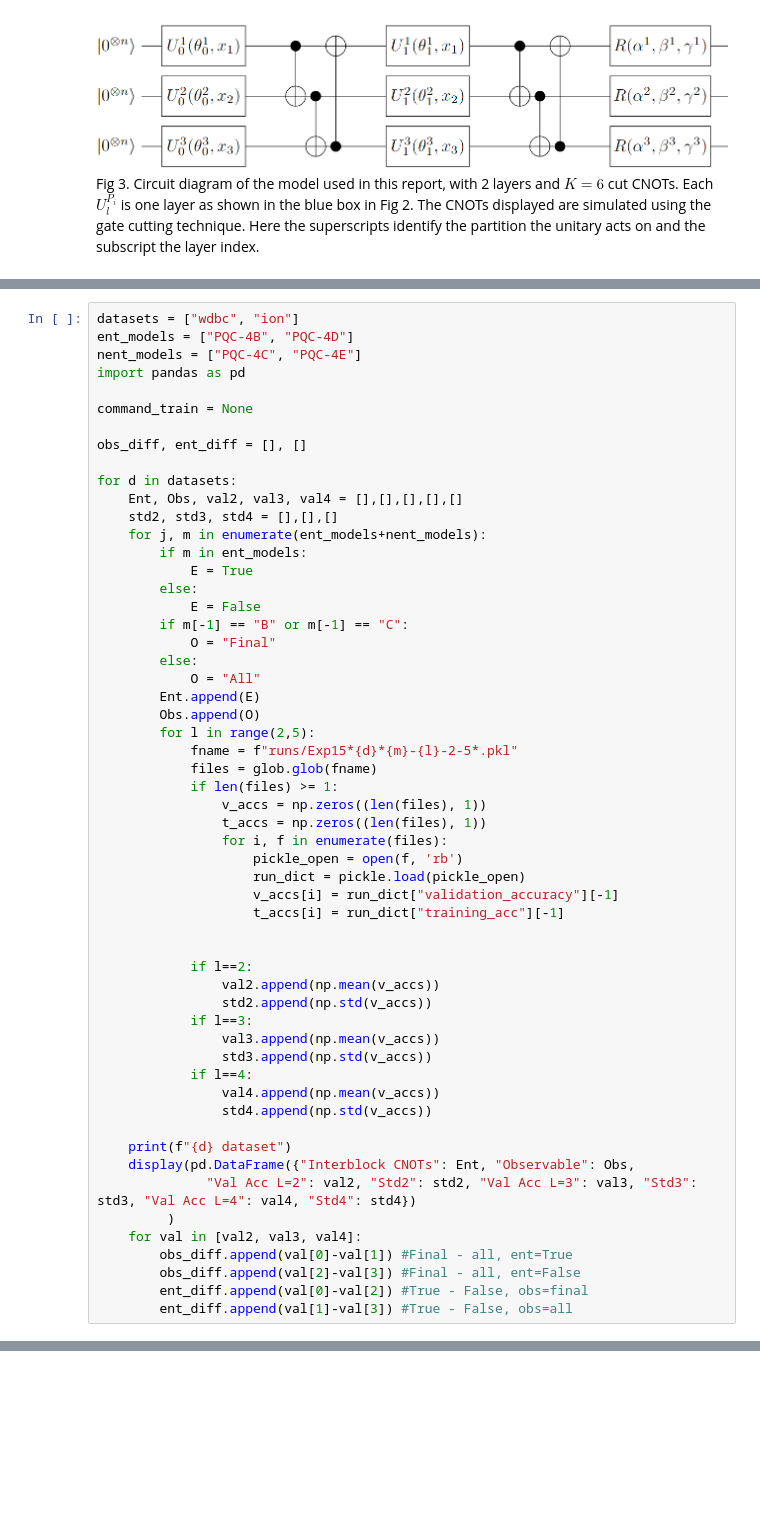
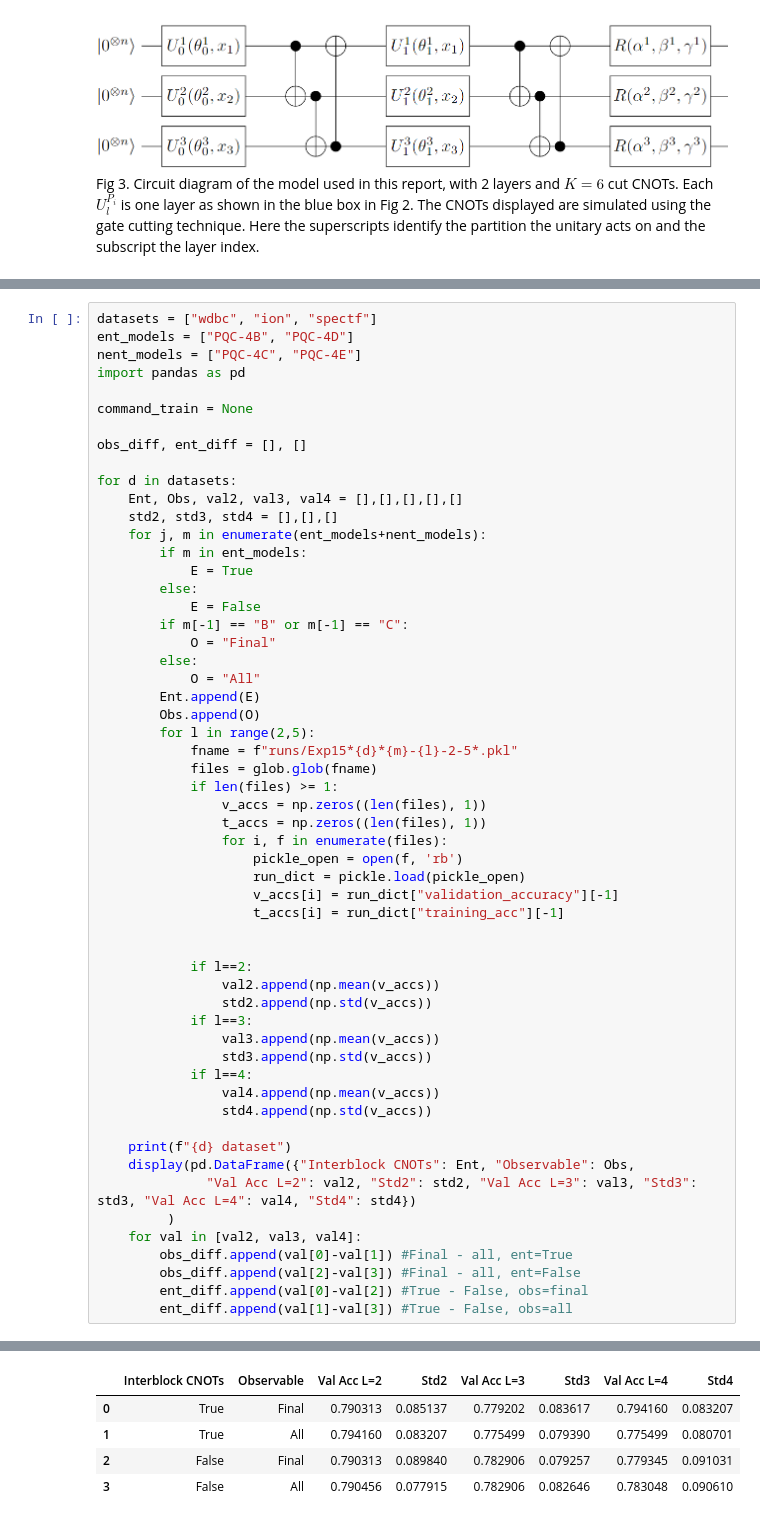
Before and after one commit to MariusvanLaar/MSc-thesis, a Jupyter notebook: Justifications.ipynb, the cells around one changed output, grey strips where cells are left out. Drawn from its saved outputs; the diff is of its cells as text; blank space fills up the shorter version.

```diff
--- a/Justifications.ipynb
+++ b/Justifications.ipynb
@@ -130,6 +124,6 @@ The models below have no entanglement between blocks.
 ... (8 outputs left out)
 # %%
-datasets = ["wdbc", "ion"]
+datasets = ["wdbc", "ion", "spectf"]
 ent_models = ["PQC-4B", "PQC-4D"]
 nent_models = ["PQC-4C", "PQC-4E"]
 import pandas as pd
@@ -199,0 +195,5 @@ ion dataset
+|  | Interblock CNOTs | Observable | Val Acc L=2 | Std2 | Val Acc L=3 | Std3 | Val Acc L=4 | Std4 |
+| 0 | True | Final | 0.790313 | 0.085137 | 0.779202 | 0.083617 | 0.794160 | 0.083207 |
+| 1 | True | All | 0.794160 | 0.083207 | 0.775499 | 0.079390 | 0.775499 | 0.080701 |
+| 2 | False | Final | 0.790313 | 0.089840 | 0.782906 | 0.079257 | 0.779345 | 0.091031 |
+| 3 | False | All | 0.790456 | 0.077915 | 0.782906 | 0.082646 | 0.783048 | 0.090610 |
```
Also changed, not shown: parts of 18 cells of this notebook, 21 other files.
